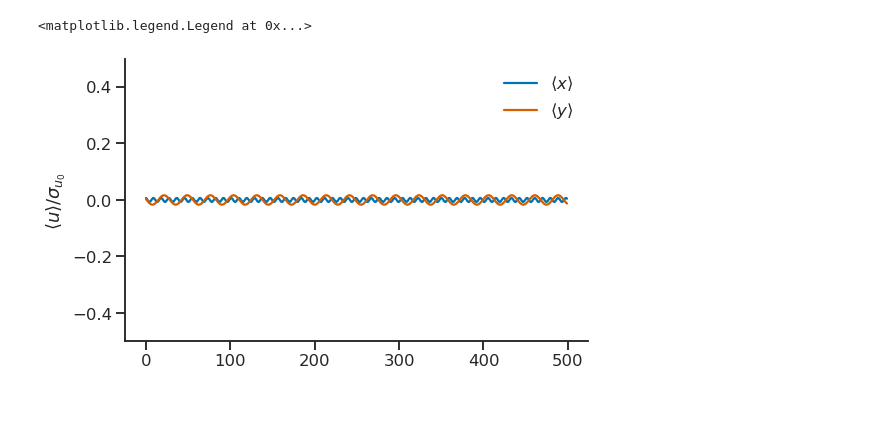
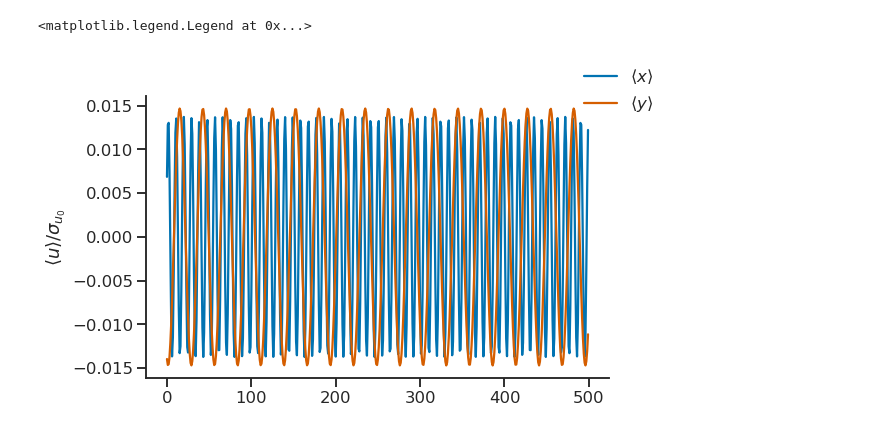
Before and after one commit to gubaidulinvadim/bii_tracking, a Jupyter notebook: postprocessing.ipynb, the cells around one changed output. Cells and saved outputs as stored; diff of their text form; code cells hidden in the pictures; blank space fills up the shorter version.

```diff
--- a/postprocessing.ipynb
+++ b/postprocessing.ipynb
@@ -5,8 +5,9 @@ from matplotlib import pyplot as plt
 import seaborn as sbs
 from SOLEILII_parameters.SOLEILII_CDR_parameters import *
 
-def read_bunch(bunch_number):
-    filename = 'Results/BM_n={0:}.h5'.format(int(bunch_number))
+def read_bunch(bunch_number, n_macroparticles):
+    # filename = '/home/gubaidulin/SOLEIL-II/Code/fbii_pyht_tracking/Results_sumo/BM_(n_bunch={0:}, n_macro={1:.1e}).h5'.format(int(bunch_number), n_macroparticles)
+    filename = 'Results/BM_n={0:}.h5'.format(bunch_number)
     file = hp.File(filename)
     mean_x = file['Bunch']['mean_x'][:]
     sigma_x = file['Bunch']['sigma_x'][:]
@@ -19,22 +20,24 @@ def read_bunch(bunch_number):
     file.close()
     return mean_x, sigma_x, mean_xp, mean_y, sigma_y, mean_yp, mean_z, mean_dp
 # %%
-mean_x, sigma_x, mean_xp, mean_y, sigma_y, mean_yp, mean_z, mean_dp = read_bunch(215)
+bunch_number = 0
+n_macroparticles = int(1e3)
+mean_x, sigma_x, mean_xp, mean_y, sigma_y, mean_yp, mean_z, mean_dp = read_bunch(bunch_number, n_macroparticles)
 # %%
 sbs.set(rc={'figure.figsize':(8.3,5.2)},
         style='ticks',
         palette='colorblind',
         context='talk',)
 fig, ax = plt.subplots(1, 1)
 ax.spines['top'].set_visible(False)
 ax.spines['right'].set_visible(False)
 ax.spines['bottom'].set_visible(True)
 ax.spines['left'].set_visible(True)
 ax.plot(mean_x/sigma_x[0], color='b', label='$\langle x \\rangle$')
 ax.plot(mean_y/sigma_y[0], color='r', label='$\langle y \\rangle$')
 ax.set_ylabel('$\langle u \\rangle/\sigma_{u_0}$')
-ax.set_ylim(-.5, .5)
-ax.legend(frameon=False)
+# ax.set_ylim(-.5, .5)
+plt.figlegend(frameon=False)
 # %% [output]
 <matplotlib.legend.Legend at 0x...>
-[figure, old version]
+[figure, new version]
```
Also changed, not shown: parts of 3 cells of this notebook, 1 other file.
